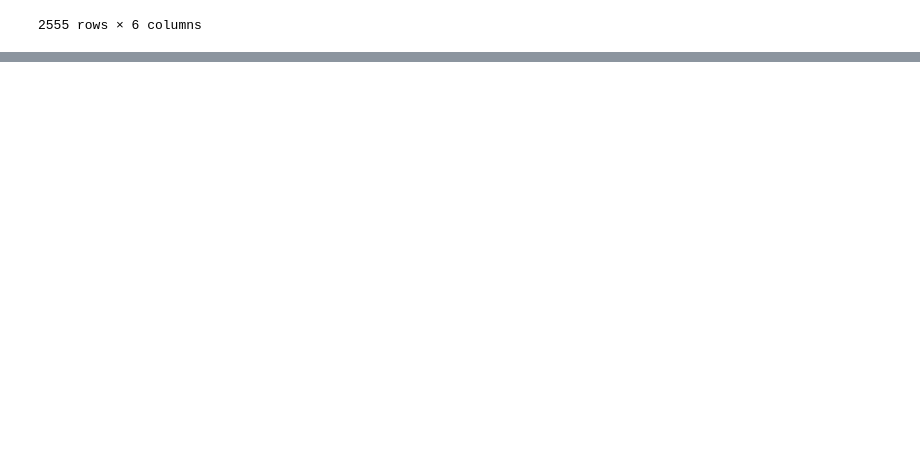
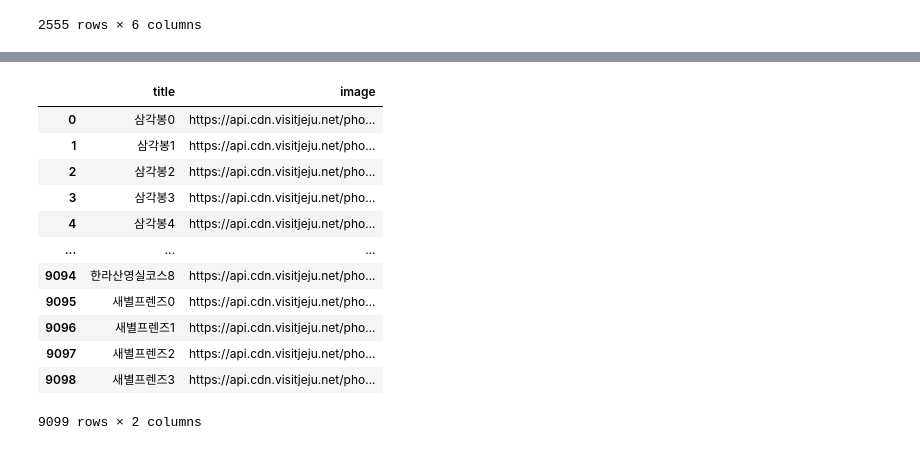
Before and after one commit to JejuTravelApp/DataAnalysis, a Jupyter notebook: MS_visitJeju크롤링데이터합치기.ipynb, the cells around one changed output, grey strips where cells are left out. Cells and saved outputs as stored; diff of their text form; code cells hidden in the pictures; blank space fills up the shorter version.

```diff
--- a/MS_visitJeju크롤링데이터합치기.ipynb
+++ b/MS_visitJeju크롤링데이터합치기.ipynb
@@ -94,0 +125,15 @@ visitJeju크롤링전체데이터
+# %%
+# visitJeju이미지 크롤링 데이터 합치기
+visitJeju이미지크롤링_1005= pd.read_csv("Data/크롤링 데이터/visitJeju 이미지크롤링(~1005방선문).csv", index_col=False)
+visitJeju이미지크롤링_1010= pd.read_csv("Data/크롤링 데이터/visitJeju 이미지크롤링(1006~1010).csv", index_col=False)
+visitJeju이미지크롤링_1011= pd.read_csv("Data/크롤링 데이터/visitJeju 이미지크롤링(1011~).csv", index_col=False)
+# visitJeju크롤링_1006_1010 = pd.read_csv("Data/visitJeju 크롤링(1006~1010).csv", index_col=False)
+
+# visitJeju크롤링_1011 = pd.read_csv("Data/visitJeju 크롤링(1011~).csv", index_col=False)
+
+# visitJeju디테일뷰에사용할설명_1011 = pd.read_csv('Data/visitJeju 디테일뷰에 사용할 설명(1011~).csv', index_col=False)
+# %%
+# 데이터프레임 만들기
+visitJeju이미지크롤링_1005 = pd.DataFrame(visitJeju이미지크롤링_1005)
+visitJeju이미지크롤링_1010 = pd.DataFrame(visitJeju이미지크롤링_1010)
+visitJeju이미지크롤링_1011 = pd.DataFrame(visitJeju이미지크롤링_1011)
@@ -94,0 +181,16 @@ visitJeju크롤링전체데이터
+# %%
+visitJeju이미지크롤링_1011
+# %% [output]
+|  | title | image |
+| 0 | 삼각봉0 | https://api.cdn.visitjeju.net/pho... |
+| 1 | 삼각봉1 | https://api.cdn.visitjeju.net/pho... |
+| 2 | 삼각봉2 | https://api.cdn.visitjeju.net/pho... |
+| 3 | 삼각봉3 | https://api.cdn.visitjeju.net/pho... |
+| 4 | 삼각봉4 | https://api.cdn.visitjeju.net/pho... |
+| ... | ... | ... |
+| 9094 | 한라산영실코스8 | https://api.cdn.visitjeju.net/pho... |
+| 9095 | 새별프렌즈0 | https://api.cdn.visitjeju.net/pho... |
+| 9096 | 새별프렌즈1 | https://api.cdn.visitjeju.net/pho... |
+| 9097 | 새별프렌즈2 | https://api.cdn.visitjeju.net/pho... |
+| 9098 | 새별프렌즈3 | https://api.cdn.visitjeju.net/pho... |
+9099 rows × 2 columns
```
Also changed, not shown: parts of 16 cells of this notebook, 2 other files.
